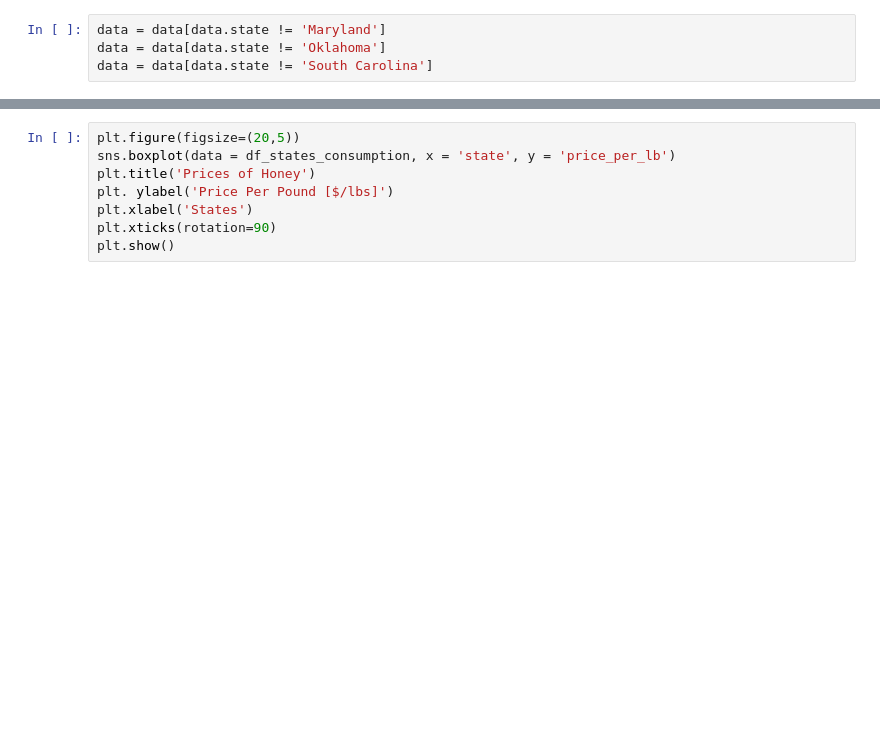
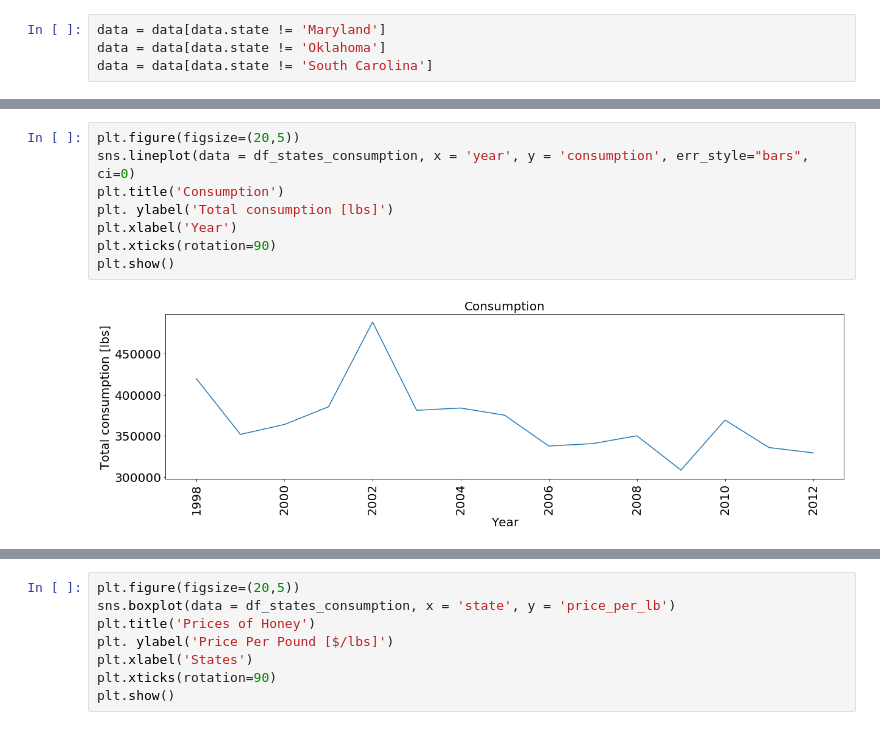
Before and after one commit to MsProfanum/Statistic, a Jupyter notebook: HoneyProd.ipynb, the cells around one changed output, grey strips where cells are left out. Drawn from its saved outputs; the diff is of its cells as text; blank space fills up the shorter version.

```diff
--- a/HoneyProd.ipynb
+++ b/HoneyProd.ipynb
@@ -209,0 +240,10 @@ plt.show()
+# %%
+plt.figure(figsize=(20,5))
+sns.lineplot(data = df_states_consumption, x = 'year', y = 'consumption', err_style="bars", ci=0)
+plt.title('Consumption')
+plt. ylabel('Total consumption [lbs]')
+plt.xlabel('Year')
+plt.xticks(rotation=90)
+plt.show()
+# %% [output]
+[figure, added]
```
Also changed, not shown: parts of 28 cells of this notebook.
